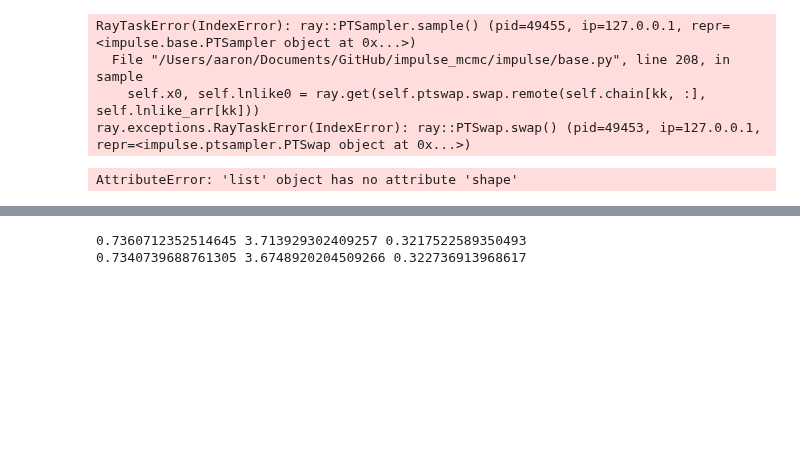
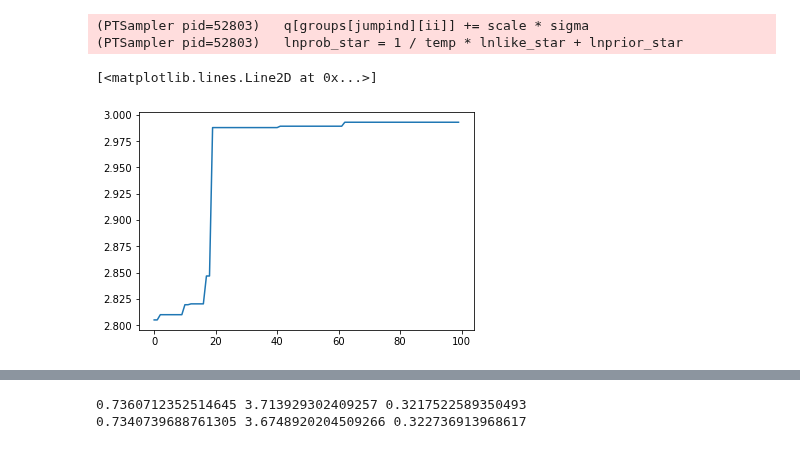
Before and after one commit to AaronDJohnson/impulse_mcmc, a Jupyter notebook: examples/test.ipynb, the cells around one changed output, grey strips where cells are left out. Drawn from its saved outputs; the diff is of its cells as text; code cells hidden in the pictures; blank space fills up the shorter version.

Commit message:
errors are gone, but not working

```diff
--- a/examples/test.ipynb
+++ b/examples/test.ipynb
@@ -30,9 +30,7 @@ sampler = Sampler(ndim, like, prior, ntemps=ntemps, ncores=ncores, adapt=True, t
 # sampler = PTSampler(ndim, like, prior)
 # %%
 x0 = np.vstack([prior.initial_sample() for i in range(ntemps)])
-chain = sampler.sample(x0[0], num_samples=100_000, thin=1, ret_chain=True)
+chain = sampler.sample(x0, num_samples=100_000, ret_chain=True)
 # %% [output]
-RayTaskError(IndexError): ray::PTSampler.sample() (pid=49455, ip=127.0.0.1, repr=<impulse.base.PTSampler object at 0x...>)
-  File "/Users/aaron/Documents/GitHub/impulse_mcmc/impulse/base.py", line 208, in sample
-    self.x0, self.lnlike0 = ray.get(self.ptswap.swap.remote(self.chain[kk, :], self.lnlike_arr[kk]))
-ray.exceptions.RayTaskError(IndexError): ray::PTSwap.swap() (pid=49453, ip=127.0.0.1, repr=<impulse.ptsampler.PTSwap object at 0x...>)
+(PTSampler pid=52803)   q[groups[jumpind][ii]] += scale * sigma
+(PTSampler pid=52803)   lnprob_star = 1 / temp * lnlike_star + lnprior_star
@@ -39,10 +39,13 @@ ray.exceptions.RayTaskError(IndexError): ray::PTSwap.swap() (pid=49453, ip=127.0
+# %%
+plt.plot(chain[0][:, 0])
+# %% [output]
+[<matplotlib.lines.Line2D at 0x...>]
+[figure, added]
 # %%
-burn = int(0.25 * chain.shape[0])
-omega = np.median(chain[burn:, 0])
-a = np.median(chain[burn:, 1])
-phi = np.median(chain[burn:, 2])
+burn = int(0.25 * chain[0].shape[0])
+omega = np.median(chain[0][burn:, 0])
+a = np.median(chain[0][burn:, 1])
+phi = np.median(chain[0][burn:, 2])
-# %% [output]
-AttributeError: 'list' object has no attribute 'shape'
 # %%
 print(omega, omega_real)
 print(a, a_real)
```
Also changed, not shown: parts of 7 cells of this notebook, 2 other files.
